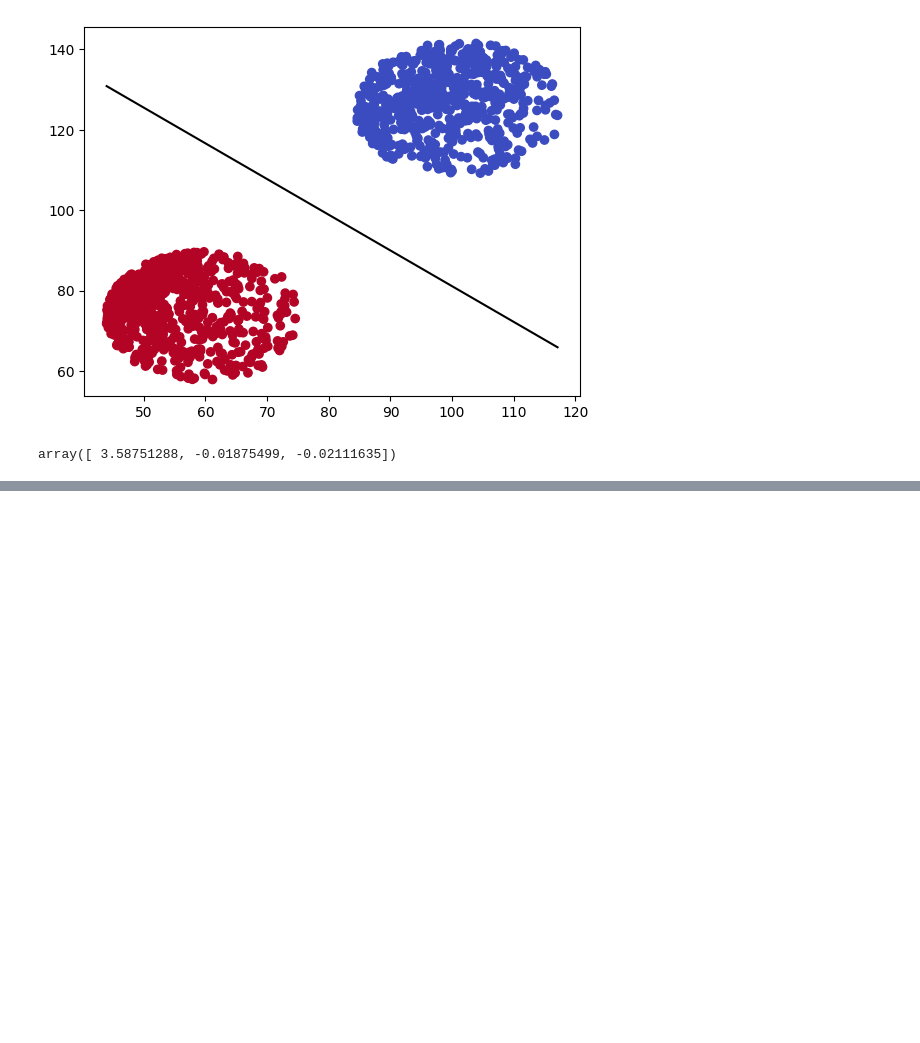
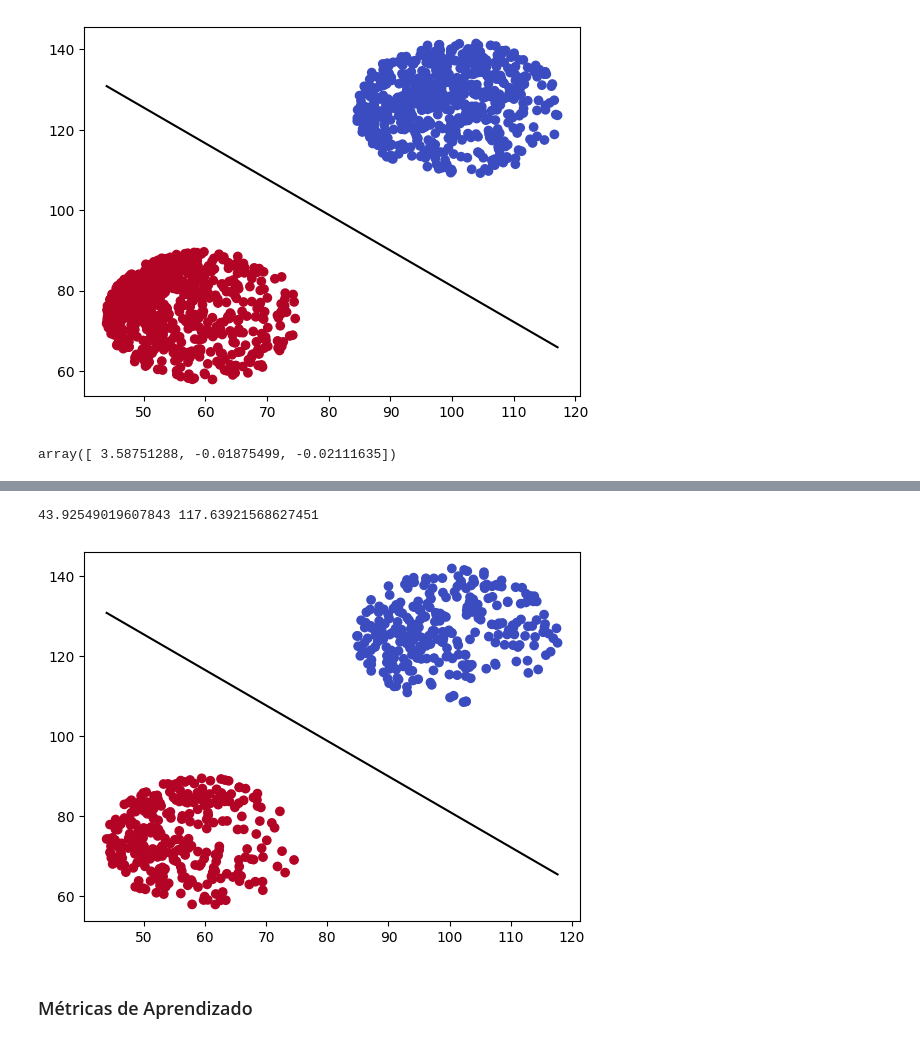
Before and after one commit to mariabandeira/Reconhecimento-de-Digitos, a Jupyter notebook: MiniProjeto_ML.ipynb, the cells around one changed output, grey strips where cells are left out. Cells and saved outputs as stored; diff of their text form; code cells hidden in the pictures; blank space fills up the shorter version.

```diff
--- a/MiniProjeto_ML.ipynb
+++ b/MiniProjeto_ML.ipynb
@@ -364,0 +442,10 @@ array([ 3.58751288, -0.01875499, -0.02111635])
+# %%
+X_test1x5 = np.hstack((np.ones((len(X_test1x5), 1)), X_test1x5))
+# %%
+# Predição do Dígito com Pocket PLA
+pla_test = []
+for i in range(len(X_test1x5)):
+  pla_test.append(pla.h(X_test1x5[i]))
+
+pred_pla_test = pred_digito(np.array(pla_test))
+pred_pla_test
@@ -364,0 +470,16 @@ array([ 3.58751288, -0.01875499, -0.02111635])
+# %%
+xmin = X_test1x5[:,1].min()
+xmax = X_test1x5[:,1].max()
+print(xmin, xmax)
+
+# Plotagem do resultado para o Pocket PLA
+plt.scatter(X_test1x5[:, 1], X_test1x5[:, 2], c=y_test1x5, cmap='coolwarm')
+x = np.linspace(xmin, xmax, 100)
+y = pla.getOriginalY(x)
+plt.plot(x, y, color='black')
+plt.show()
+# %% [output]
+43.92549019607843 117.63921568627451
+[figure, added]
+# %% [markdown]
+### Métricas de Aprendizado
```
Also changed, not shown: parts of 27 cells of this notebook.
